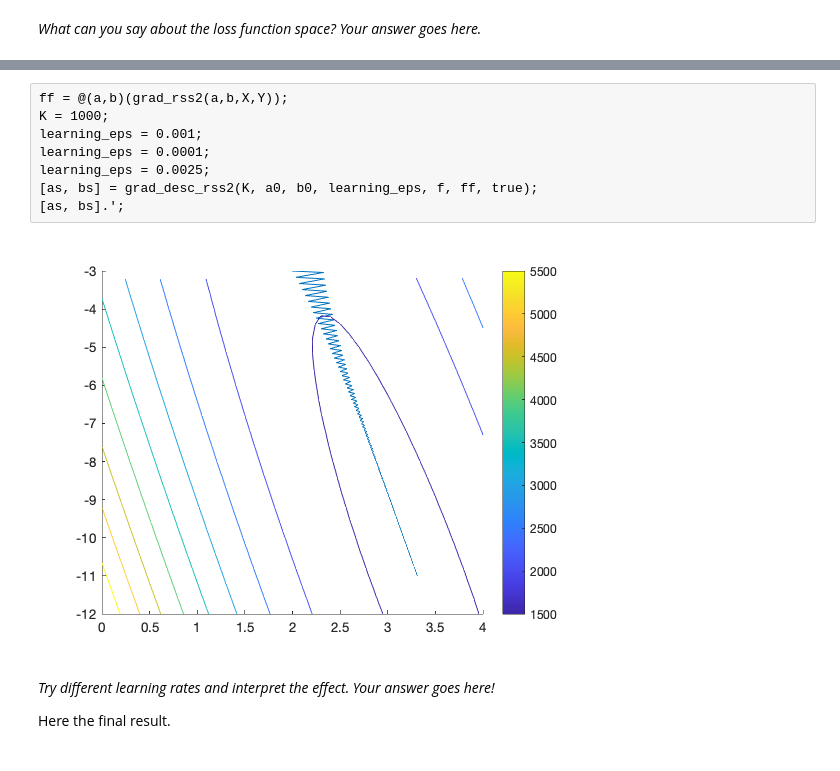
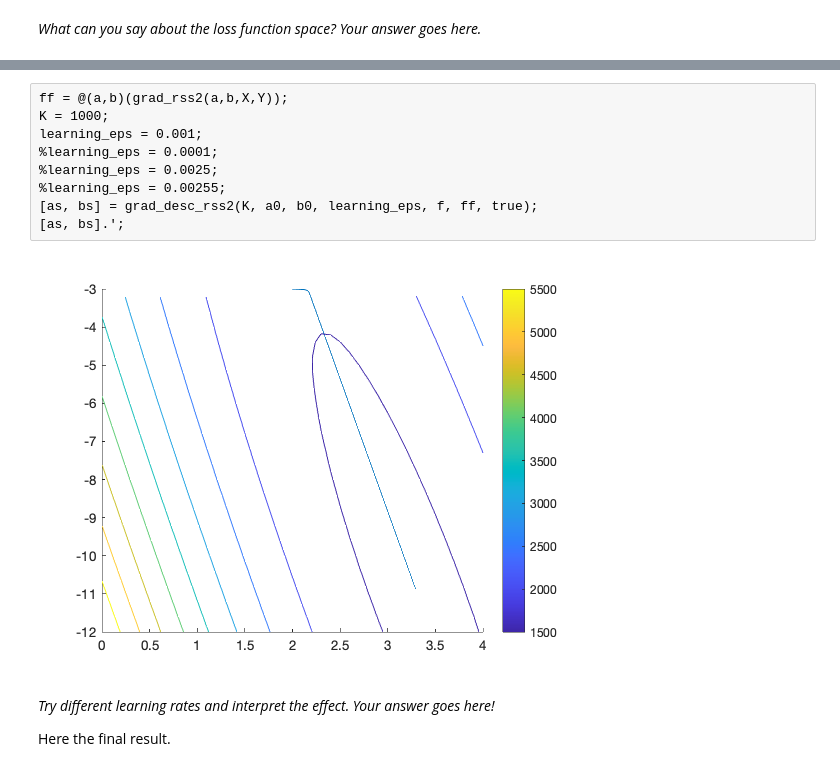
Before and after one commit to WelfLowe/Public-ML-Notebooks, a Jupyter notebook: Numerical Linear Regression.ipynb, the cells around one changed output, grey strips where cells are left out. Saved outputs shown, nothing was run; the diff lists cells and outputs as text.

```diff
--- a/Numerical Linear Regression.ipynb
+++ b/Numerical Linear Regression.ipynb
@@ -313,13 +312,14 @@ Created file '/Users/wlomsi/Documents/ProjekteUni/Vorlesungen/ML 4DV660+4DV652/P
 # %%
 ff = @(a,b)(grad_rss2(a,b,X,Y));
 K = 1000;
 learning_eps = 0.001;
-learning_eps = 0.0001;
-learning_eps = 0.0025;
+%learning_eps = 0.0001;
+%learning_eps = 0.0025;
+%learning_eps = 0.00255;
 [as, bs] = grad_desc_rss2(K, a0, b0, learning_eps, f, ff, true);
 [as, bs].';
 # %% [output]
-[figure, old version]
+[figure, new version]
 # %% [markdown]
 *Try different learning rates and interpret the effect. Your answer goes here!*
 
```
Also changed, not shown: parts of 19 cells of this notebook, 10 other files.
